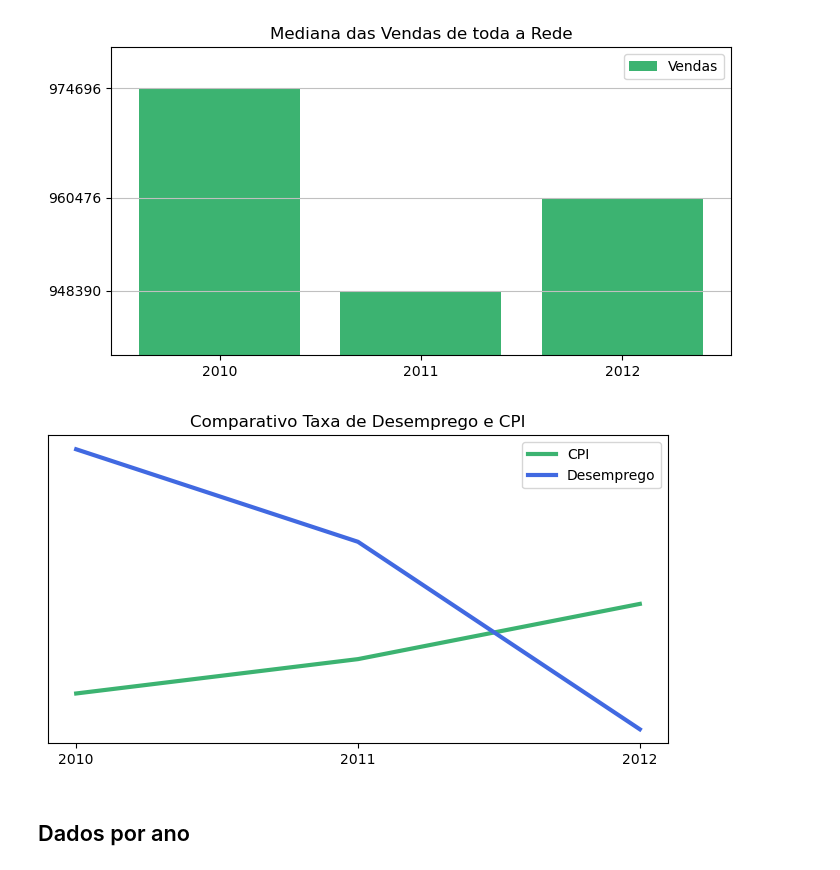
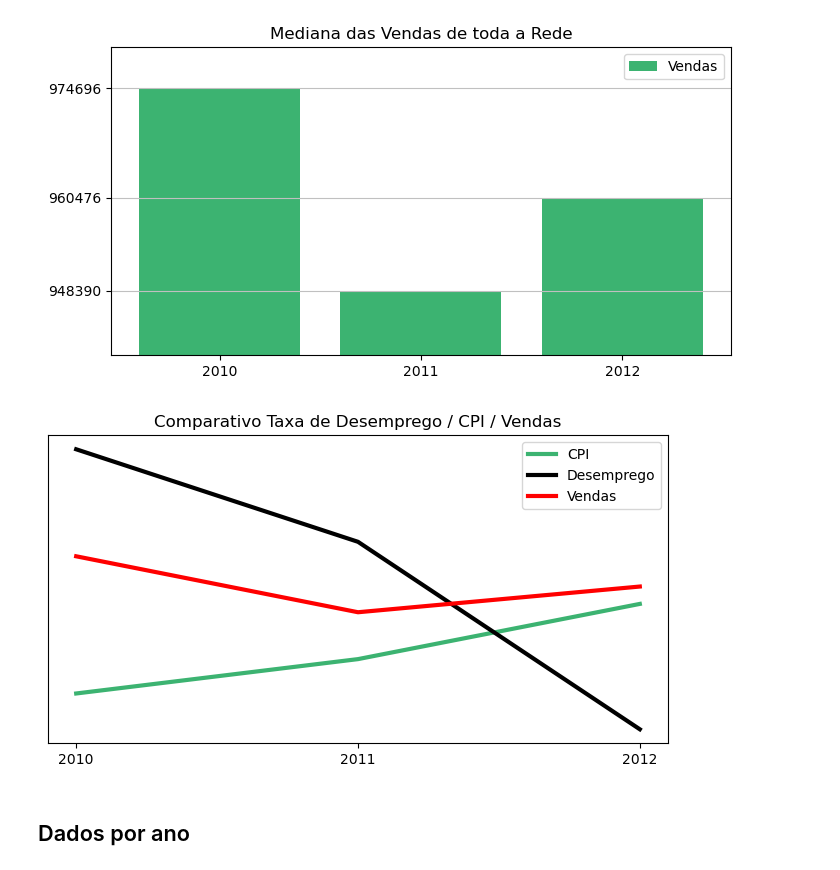
Before and after one commit to davys-rodrigues/Python-para-Analise-de-Dados, a Jupyter notebook: kaggle/vendas_walmart/vendas_walmart.ipynb, the cells around one changed output. Saved outputs shown, nothing was run; the diff lists cells and outputs as text; code cells hidden in the pictures.

```diff
--- a/kaggle/vendas_walmart/vendas_walmart.ipynb
+++ b/kaggle/vendas_walmart/vendas_walmart.ipynb
@@ -243,16 +243,18 @@ plt.show()
 # %% [output]
 [figure]
 # %%
+y = medianas_por_ano['vendas']
 plt.figure(figsize=(8,4))
-plt.title('Comparativo Taxa de Desemprego e CPI')
+plt.title('Comparativo Taxa de Desemprego / CPI / Vendas')
 plt.plot(x, y3 / 5, label = 'CPI', color = 'mediumseagreen', linewidth = 3)
-plt.plot(x, y2 * 5, label = 'Desemprego', color = 'royalblue', linewidth = 3)
+plt.plot(x, y2 * 5, label = 'Desemprego', color = 'k', linewidth = 3)
+plt.plot(x, y / 25000, label = 'Vendas', color = 'r', linewidth = 3)
 plt.yticks([])
 plt.xticks(x)
 plt.legend()
 plt.show()
 # %% [output]
-[figure, old version]
+[figure, new version]
 # %% [markdown]
 ## Dados por ano
 # %%
```
Also changed, not shown: parts of 8 cells of this notebook.
